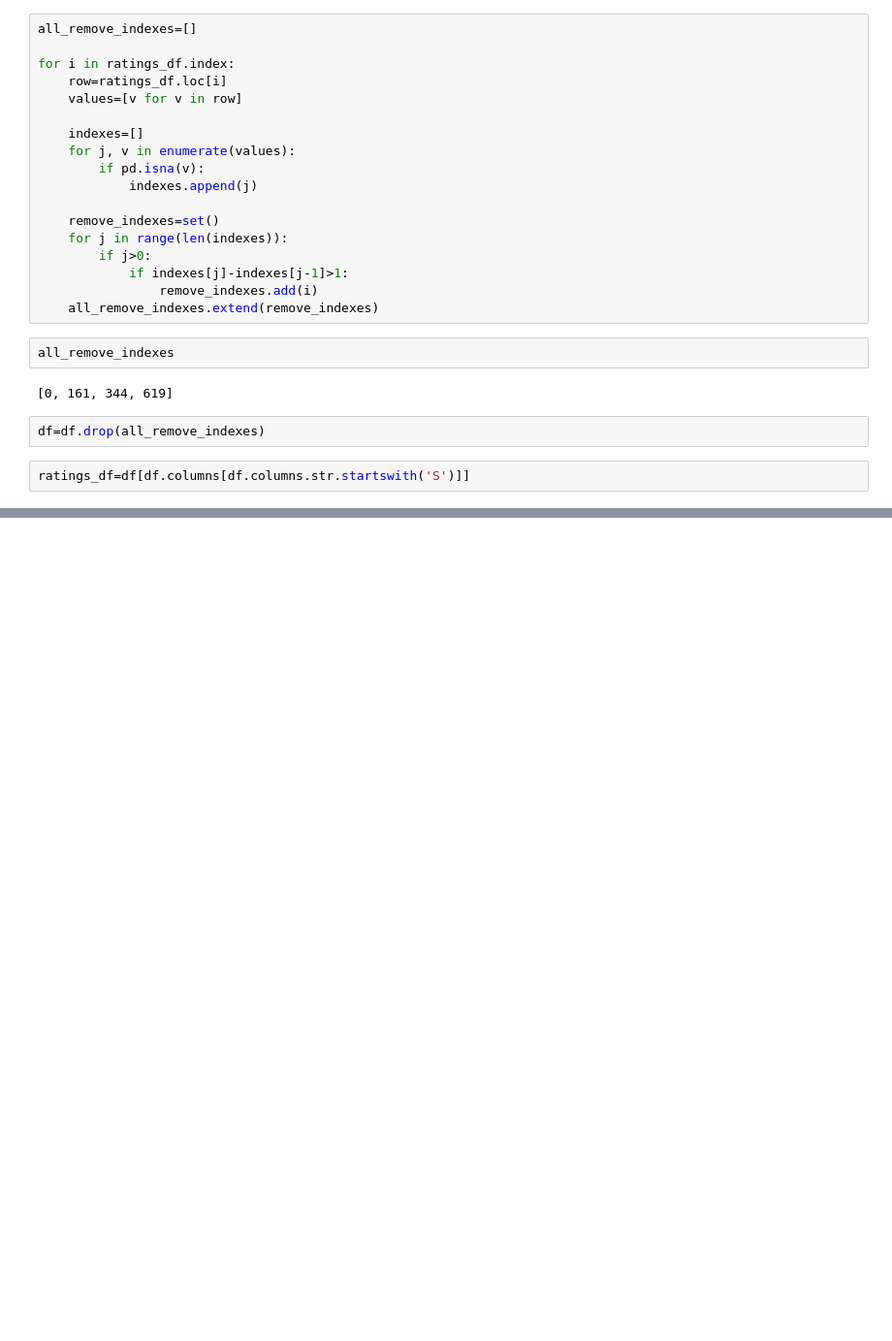
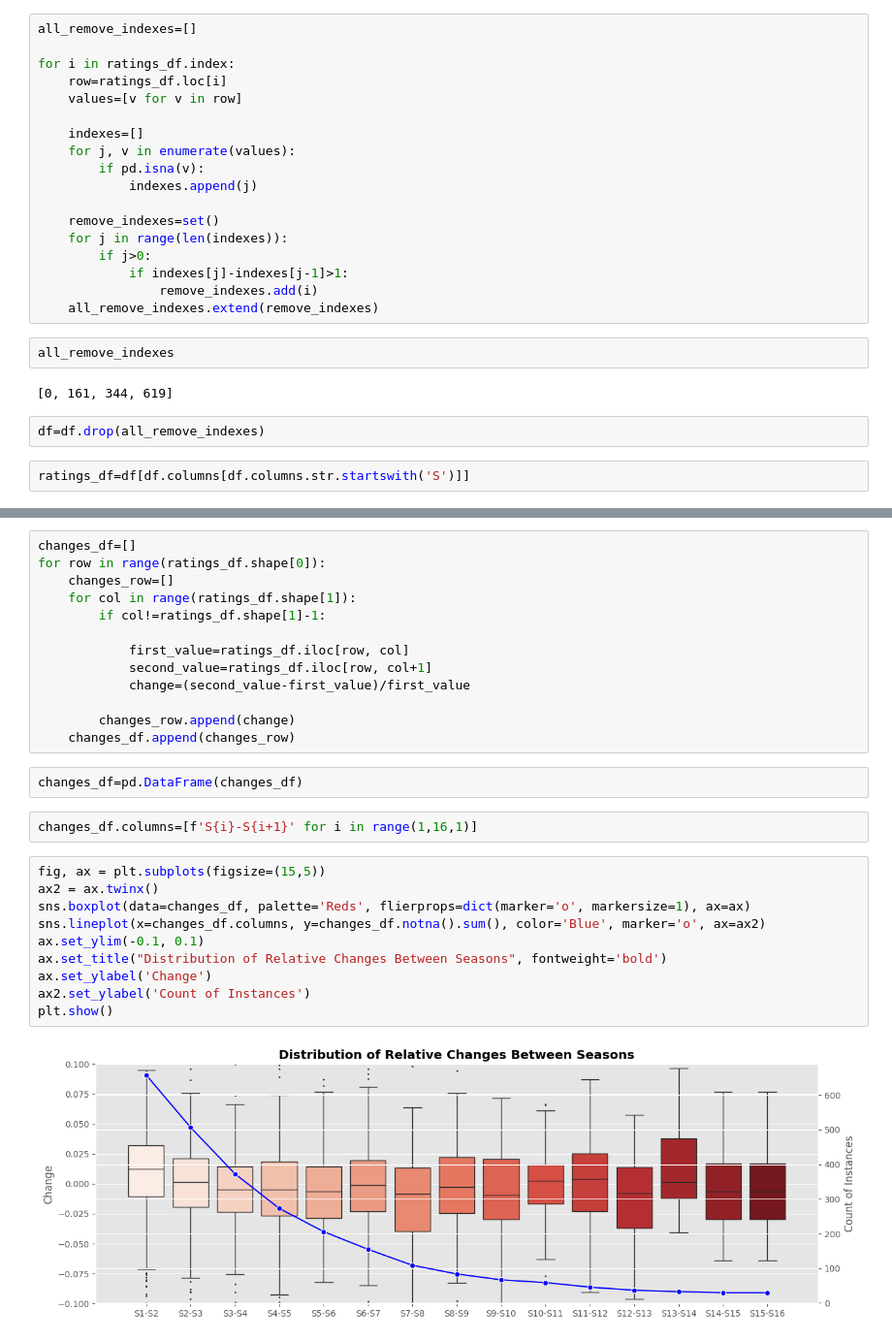
Before and after one commit to beridzeg45/Exploratory-Data-Analysis-with-Python, a Jupyter notebook: IMDB TV Series Ratings.ipynb, the cells around one changed output, grey strips where cells are left out. Shown at 97% size. Saved outputs shown, nothing was run; the diff lists cells and outputs as text; blank space fills up the shorter version.

```diff
--- a/IMDB TV Series Ratings.ipynb
+++ b/IMDB TV Series Ratings.ipynb
@@ -184,3 +185,32 @@ plt.legend()
 plt.show()
 # %% [output]
 [figure]
+# %%
+changes_df=[]
+for row in range(ratings_df.shape[0]):
+    changes_row=[]
+    for col in range(ratings_df.shape[1]):
+        if col!=ratings_df.shape[1]-1:
+
+            first_value=ratings_df.iloc[row, col]
+            second_value=ratings_df.iloc[row, col+1]
+            change=(second_value-first_value)/first_value
+
+        changes_row.append(change)
+    changes_df.append(changes_row)
+# %%
+changes_df=pd.DataFrame(changes_df)
+# %%
+changes_df.columns=[f'S{i}-S{i+1}' for i in range(1,16,1)]
+# %%
+fig, ax = plt.subplots(figsize=(15,5))
+ax2 = ax.twinx()
+sns.boxplot(data=changes_df, palette='Reds', flierprops=dict(marker='o', markersize=1), ax=ax)
+sns.lineplot(x=changes_df.columns, y=changes_df.notna().sum(), color='Blue', marker='o', ax=ax2)
+ax.set_ylim(-0.1, 0.1)
+ax.set_title("Distribution of Relative Changes Between Seasons", fontweight='bold')
+ax.set_ylabel('Change')
+ax2.set_ylabel('Count of Instances')
+plt.show()
+# %% [output]
+[figure, added]
```
Also changed, not shown: parts of 2 cells of this notebook.
